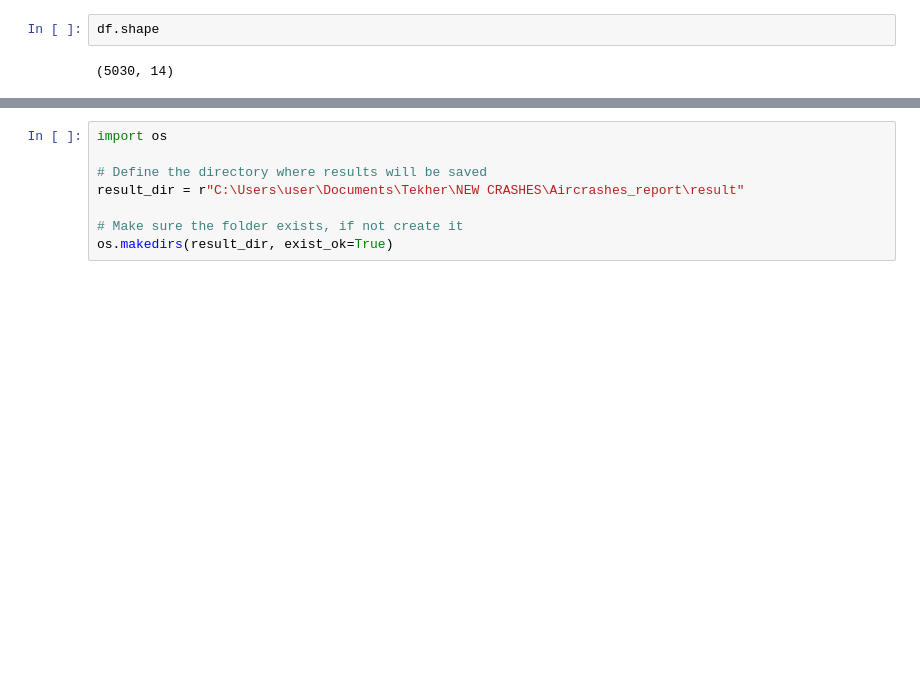
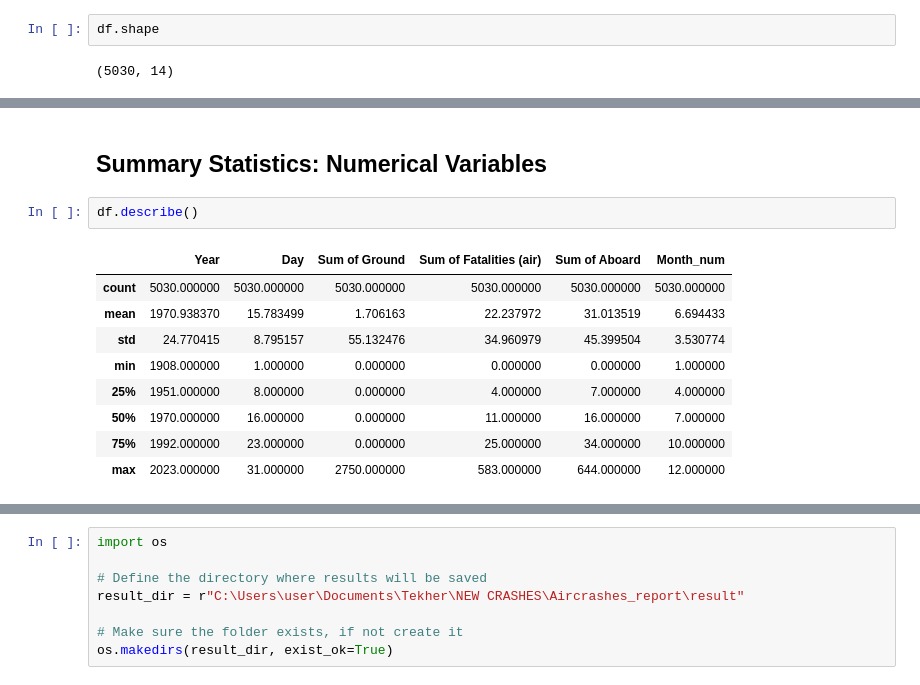
Before and after one commit to isumba/Aircrashes_report, a Jupyter notebook: Notebook/Data_Analysis (1).ipynb, the cells around one changed output, grey strips where cells are left out. Cells and saved outputs as stored; diff of their text form; blank space fills up the shorter version.

```diff
--- a/Notebook/Data_Analysis (1).ipynb
+++ b/Notebook/Data_Analysis (1).ipynb
@@ -43,0 +98,14 @@ df.shape
+# %% [markdown]
+## Summary Statistics: Numerical Variables
+# %%
+df.describe()
+# %% [output]
+|  | Year | Day | Sum of Ground | Sum of Fatalities (air) | Sum of Aboard | Month_num |
+| count | 5030.000000 | 5030.000000 | 5030.000000 | 5030.000000 | 5030.000000 | 5030.000000 |
+| mean | 1970.938370 | 15.783499 | 1.706163 | 22.237972 | 31.013519 | 6.694433 |
+| std | 24.770415 | 8.795157 | 55.132476 | 34.960979 | 45.399504 | 3.530774 |
+| min | 1908.000000 | 1.000000 | 0.000000 | 0.000000 | 0.000000 | 1.000000 |
+| 25% | 1951.000000 | 8.000000 | 0.000000 | 4.000000 | 7.000000 | 4.000000 |
+| 50% | 1970.000000 | 16.000000 | 0.000000 | 11.000000 | 16.000000 | 7.000000 |
+| 75% | 1992.000000 | 23.000000 | 0.000000 | 25.000000 | 34.000000 | 10.000000 |
+| max | 2023.000000 | 31.000000 | 2750.000000 | 583.000000 | 644.000000 | 12.000000 |
```
Also changed, not shown: parts of 32 cells of this notebook, 1 other file.
